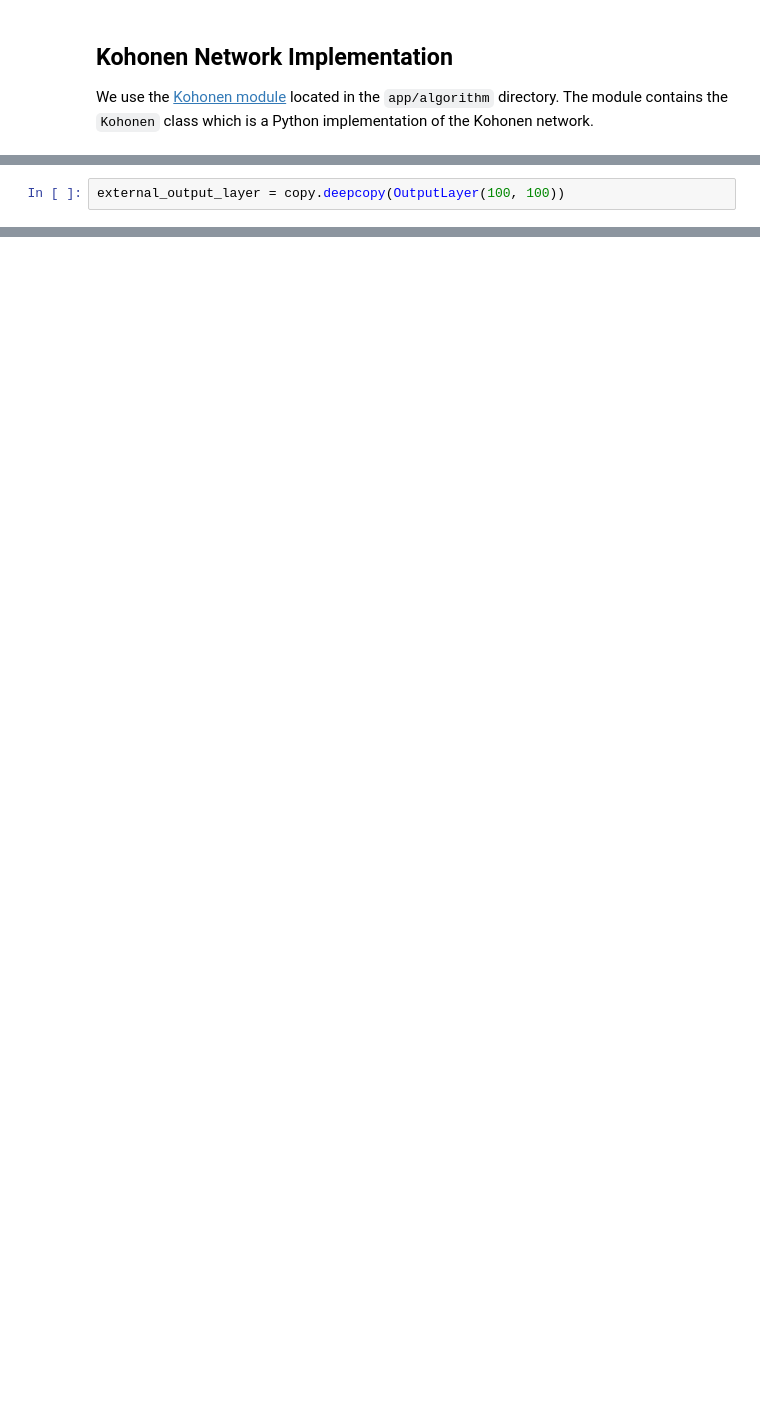
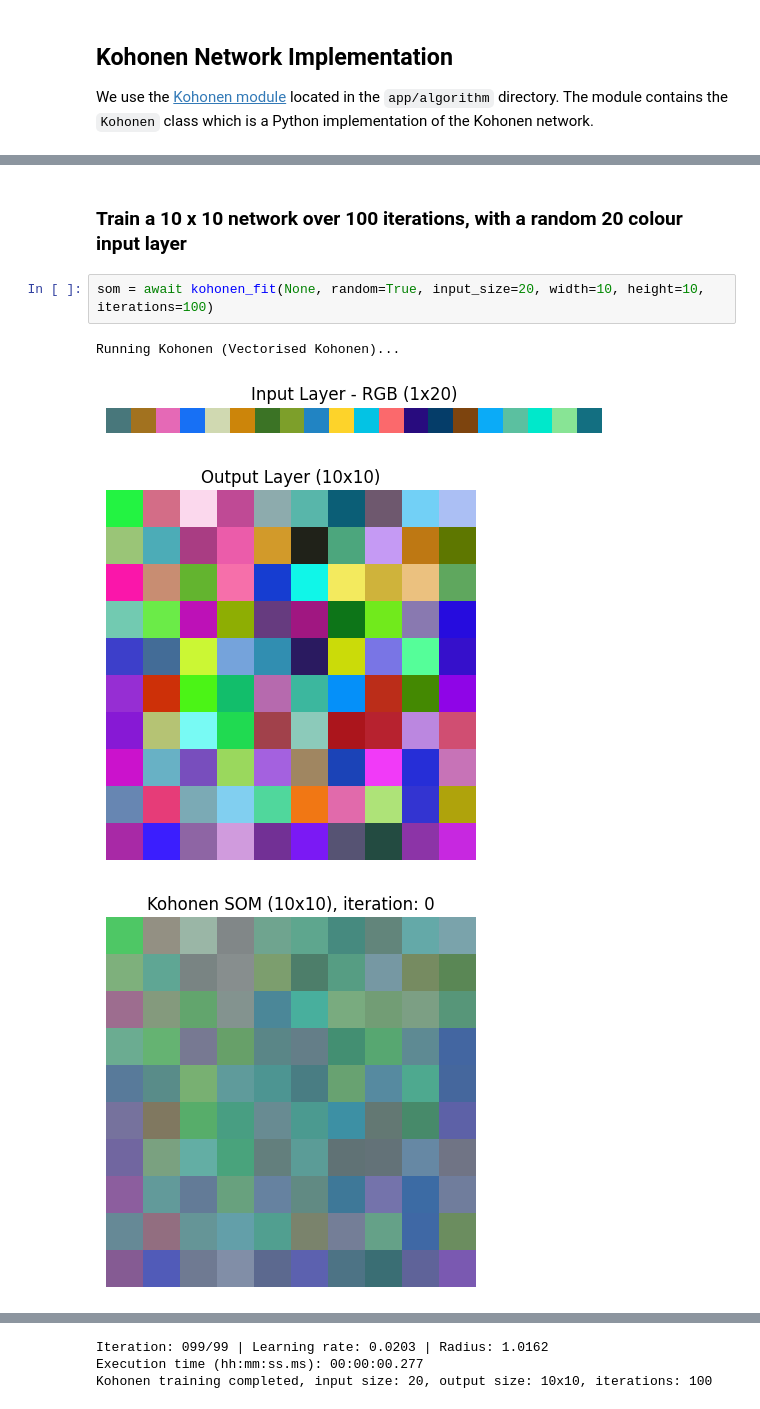
Before and after one commit to jaeyow/kohonen-som, a Jupyter notebook: kohonen.ipynb, the cells around one changed output, grey strips where cells are left out. Drawn from its saved outputs; the diff is of its cells as text; blank space fills up the shorter version.

```diff
--- a/kohonen.ipynb
+++ b/kohonen.ipynb
@@ -132,5 +130,12 @@ async def kohonen_fit(output_layer, random, input_size, width, height, iteration
 
   await kohonen_som.fit()
   return kohonen_som
-# %%
-external_output_layer = copy.deepcopy(OutputLayer(100, 100))
+# %% [markdown]
+### Train a 10 x 10 network over 100 iterations, with a random 20 colour input layer
+# %%
+som = await kohonen_fit(None, random=True, input_size=20, width=10, height=10, iterations=100)
+# %% [output]
+Running Kohonen (Vectorised Kohonen)...
+[figure, added]
+[figure, added]
+[figure, added]
@@ -136,0 +154,3 @@ external_output_layer = copy.deepcopy(OutputLayer(100, 100))
+Iteration: 099/99 | Learning rate: 0.0203 | Radius: 1.0162
+Execution time (hh:mm:ss.ms): 00:00:00.277
+Kohonen training completed, input size: 20, output size: 10x10, iterations: 100
```
Also changed, not shown: parts of 11 cells of this notebook, 5 other files.
